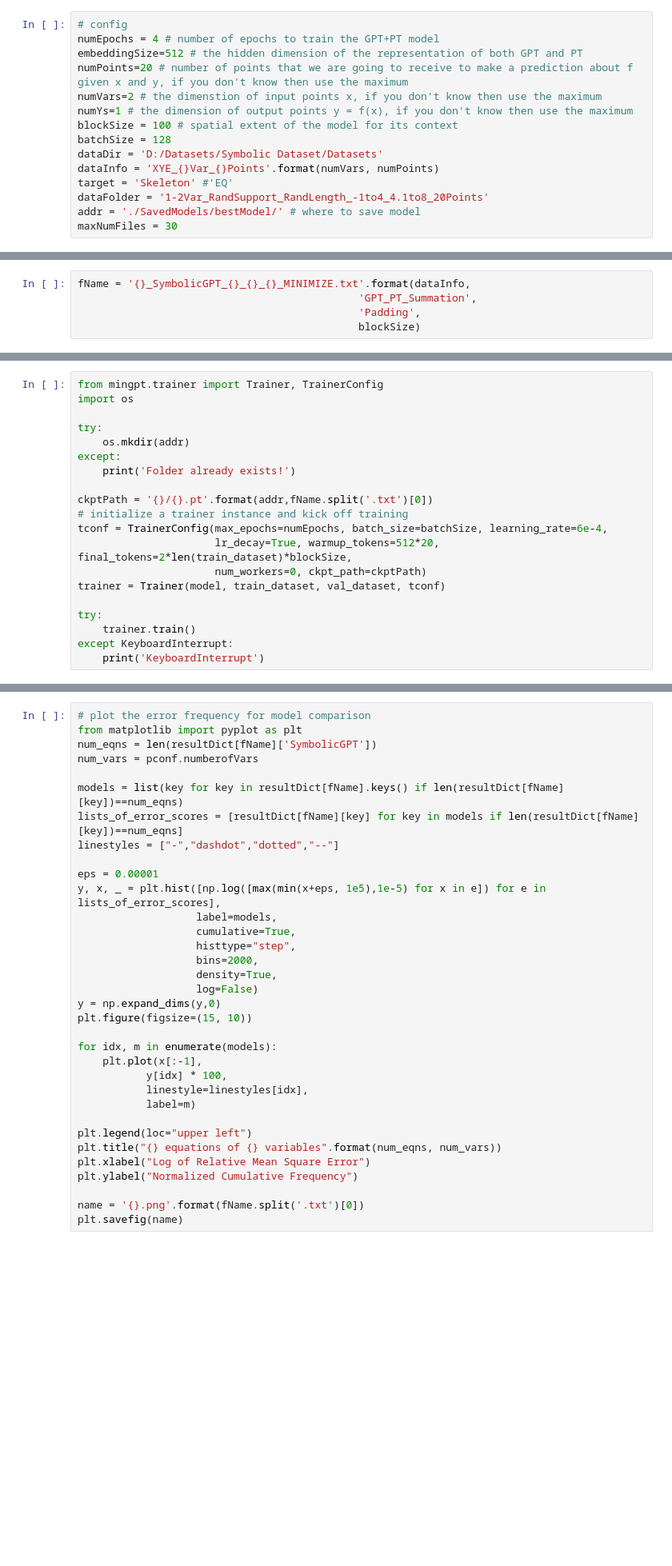
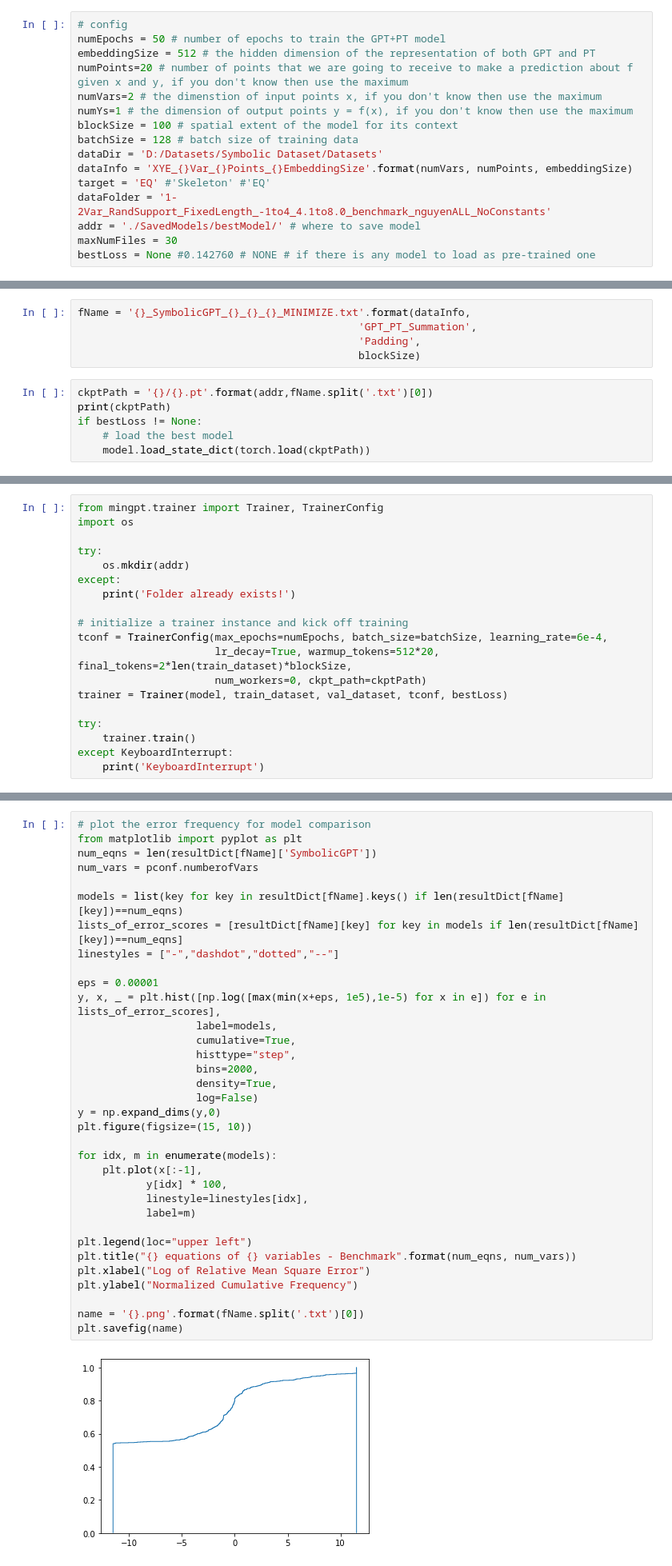
Before and after one commit to mojivalipour/symbolicgpt, a Jupyter notebook: SymbolicGPT_PointNET_PADDING_PYTORCH.ipynb, the cells around one changed output, grey strips where cells are left out. Shown at 80% size. Cells and saved outputs as stored; diff of their text form; blank space fills up the shorter version.

Commit message:
Feat: supports NGUYEN Benchmark

```diff
--- a/SymbolicGPT_PointNET_PADDING_PYTORCH.ipynb
+++ b/SymbolicGPT_PointNET_PADDING_PYTORCH.ipynb
@@ -18,18 +19,19 @@ from torch.nn import functional as F
 # %%
 # config
-numEpochs = 4 # number of epochs to train the GPT+PT model
-embeddingSize=512 # the hidden dimension of the representation of both GPT and PT
+numEpochs = 50 # number of epochs to train the GPT+PT model
+embeddingSize = 512 # the hidden dimension of the representation of both GPT and PT
 numPoints=20 # number of points that we are going to receive to make a prediction about f given x and y, if you don't know then use the maximum
 numVars=2 # the dimenstion of input points x, if you don't know then use the maximum
 numYs=1 # the dimension of output points y = f(x), if you don't know then use the maximum
 blockSize = 100 # spatial extent of the model for its context
-batchSize = 128
+batchSize = 128 # batch size of training data
 dataDir = 'D:/Datasets/Symbolic Dataset/Datasets'
-dataInfo = 'XYE_{}Var_{}Points'.format(numVars, numPoints)
-target = 'Skeleton' #'EQ'
-dataFolder = '1-2Var_RandSupport_RandLength_-1to4_4.1to8_20Points'
+dataInfo = 'XYE_{}Var_{}Points_{}EmbeddingSize'.format(numVars, numPoints, embeddingSize)
+target = 'EQ' #'Skeleton' #'EQ'
+dataFolder = '1-2Var_RandSupport_FixedLength_-1to4_4.1to8.0_benchmark_nguyenALL_NoConstants'
 addr = './SavedModels/bestModel/' # where to save model
 maxNumFiles = 30
+bestLoss = None #0.142760 # NONE # if there is any model to load as pre-trained one
 # %%
 import math
 from torch.utils.data import Dataset
@@ -267,3 +267,9 @@ fName = '{}_SymbolicGPT_{}_{}_{}_MINIMIZE.txt'.format(dataInfo,
                                              'GPT_PT_Summation',
                                              'Padding',
                                              blockSize)
+# %%
+ckptPath = '{}/{}.pt'.format(addr,fName.split('.txt')[0])
+print(ckptPath)
+if bestLoss != None:
+    # load the best model
+    model.load_state_dict(torch.load(ckptPath))
@@ -276,12 +284,11 @@ try:
 except:
     print('Folder already exists!')
 
-ckptPath = '{}/{}.pt'.format(addr,fName.split('.txt')[0])
 # initialize a trainer instance and kick off training
 tconf = TrainerConfig(max_epochs=numEpochs, batch_size=batchSize, learning_rate=6e-4,
                       lr_decay=True, warmup_tokens=512*20, final_tokens=2*len(train_dataset)*blockSize,
                       num_workers=0, ckpt_path=ckptPath)
-trainer = Trainer(model, train_dataset, val_dataset, tconf)
+trainer = Trainer(model, train_dataset, val_dataset, tconf, bestLoss)
 
 try:
     trainer.train()
@@ -818,31 +793,33 @@ from matplotlib import pyplot as plt
 num_eqns = len(resultDict[fName]['SymbolicGPT'])
 num_vars = pconf.numberofVars
 
 models = list(key for key in resultDict[fName].keys() if len(resultDict[fName][key])==num_eqns)
 lists_of_error_scores = [resultDict[fName][key] for key in models if len(resultDict[fName][key])==num_eqns]
 linestyles = ["-","dashdot","dotted","--"]
 
 eps = 0.00001
 y, x, _ = plt.hist([np.log([max(min(x+eps, 1e5),1e-5) for x in e]) for e in lists_of_error_scores],
                    label=models,
                    cumulative=True,
                    histtype="step",
                    bins=2000,
                    density=True,
                    log=False)
 y = np.expand_dims(y,0)
 plt.figure(figsize=(15, 10))
 
 for idx, m in enumerate(models):
     plt.plot(x[:-1],
            y[idx] * 100,
            linestyle=linestyles[idx],
            label=m)
 
 plt.legend(loc="upper left")
-plt.title("{} equations of {} variables".format(num_eqns, num_vars))
+plt.title("{} equations of {} variables - Benchmark".format(num_eqns, num_vars))
 plt.xlabel("Log of Relative Mean Square Error")
 plt.ylabel("Normalized Cumulative Frequency")
 
 name = '{}.png'.format(fName.split('.txt')[0])
 plt.savefig(name)
+# %% [output]
+[figure, added]
```
Also changed, not shown: parts of 15 cells of this notebook, 7 other files.
